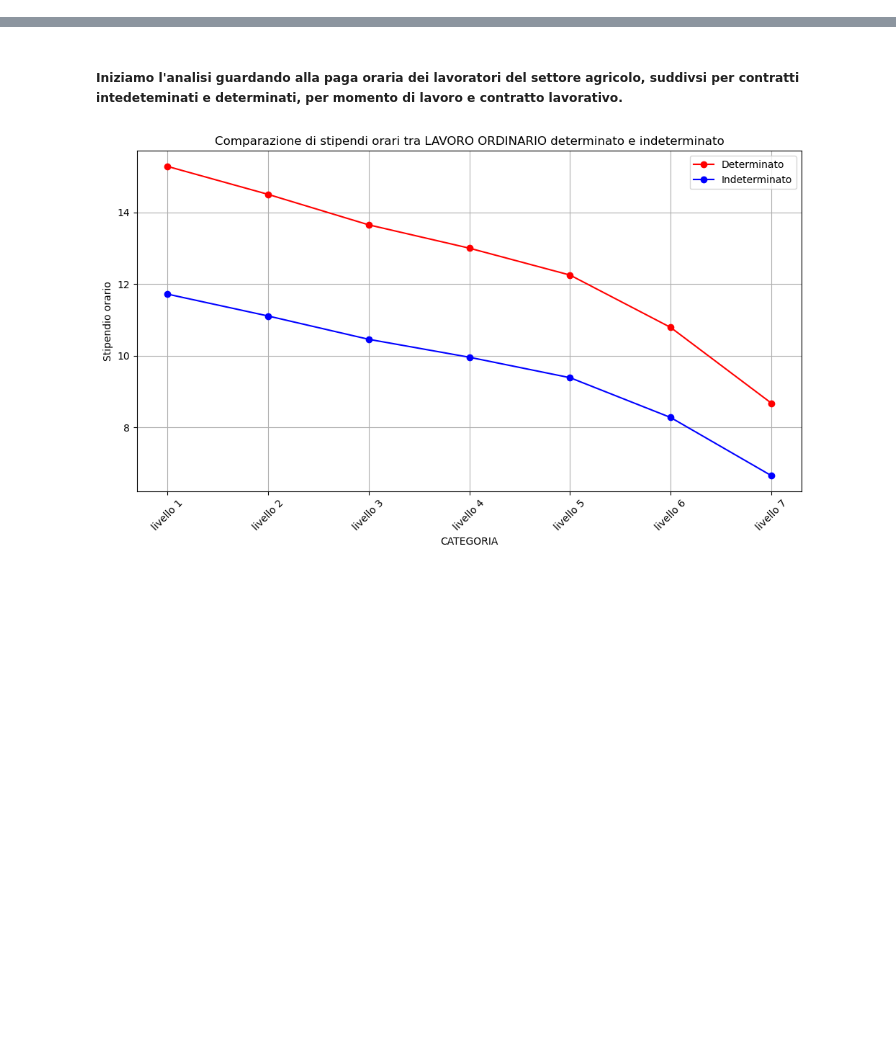
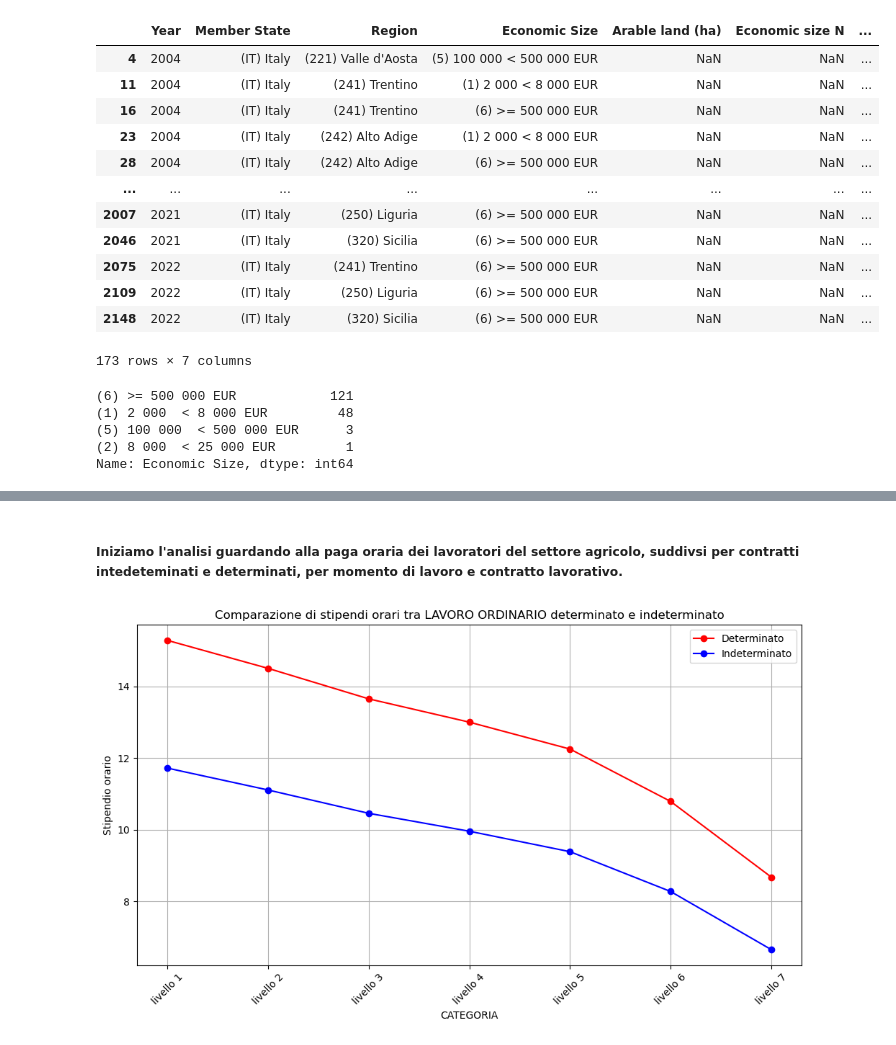
Before and after one commit to AntonioDonnangelo/italian_agriculture_and_protests_analysis, a Jupyter notebook: Italia e Green Deal/1 - Il lavoro agricolo in Italia.ipynb, the cells around one changed output, grey strips where cells are left out. Saved outputs shown, nothing was run; the diff lists cells and outputs as text; code cells hidden in the pictures; blank space fills up the shorter version.

```diff
--- a/Italia e Green Deal/1 - Il lavoro agricolo in Italia.ipynb
+++ b/Italia e Green Deal/1 - Il lavoro agricolo in Italia.ipynb
@@ -16,0 +77,26 @@ import altair as alt
+# %%
+rows_mv = data_es[data_es.isnull().any(axis=1)]
+rows_mv
+# %% [output]
+|  | Year | Member State | Region | Economic Size | Arable land (ha) | Economic size N | ... |
+| 4 | 2004 | (IT) Italy | (221) Valle d'Aosta | (5) 100 000 < 500 000 EUR | NaN | NaN | ... |
+| 11 | 2004 | (IT) Italy | (241) Trentino | (1) 2 000 < 8 000 EUR | NaN | NaN | ... |
+| 16 | 2004 | (IT) Italy | (241) Trentino | (6) >= 500 000 EUR | NaN | NaN | ... |
+| 23 | 2004 | (IT) Italy | (242) Alto Adige | (1) 2 000 < 8 000 EUR | NaN | NaN | ... |
+| 28 | 2004 | (IT) Italy | (242) Alto Adige | (6) >= 500 000 EUR | NaN | NaN | ... |
+| ... | ... | ... | ... | ... | ... | ... | ... |
+| 2007 | 2021 | (IT) Italy | (250) Liguria | (6) >= 500 000 EUR | NaN | NaN | ... |
+| 2046 | 2021 | (IT) Italy | (320) Sicilia | (6) >= 500 000 EUR | NaN | NaN | ... |
+| 2075 | 2022 | (IT) Italy | (241) Trentino | (6) >= 500 000 EUR | NaN | NaN | ... |
+| 2109 | 2022 | (IT) Italy | (250) Liguria | (6) >= 500 000 EUR | NaN | NaN | ... |
+| 2148 | 2022 | (IT) Italy | (320) Sicilia | (6) >= 500 000 EUR | NaN | NaN | ... |
+173 rows × 7 columns
+# %%
+economic_size_counts = rows_mv['Economic Size'].value_counts()
+economic_size_counts
+# %% [output]
+(6) >= 500 000 EUR            121
+(1) 2 000  < 8 000 EUR         48
+(5) 100 000  < 500 000 EUR      3
+(2) 8 000  < 25 000 EUR         1
+Name: Economic Size, dtype: int64
```
Also changed, not shown: parts of 19 cells of this notebook.
